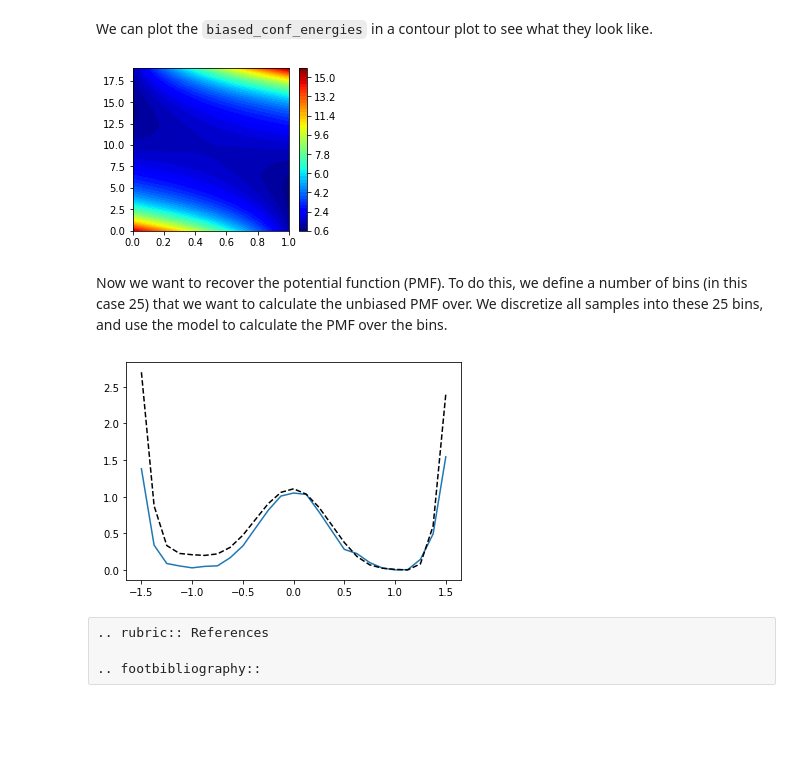
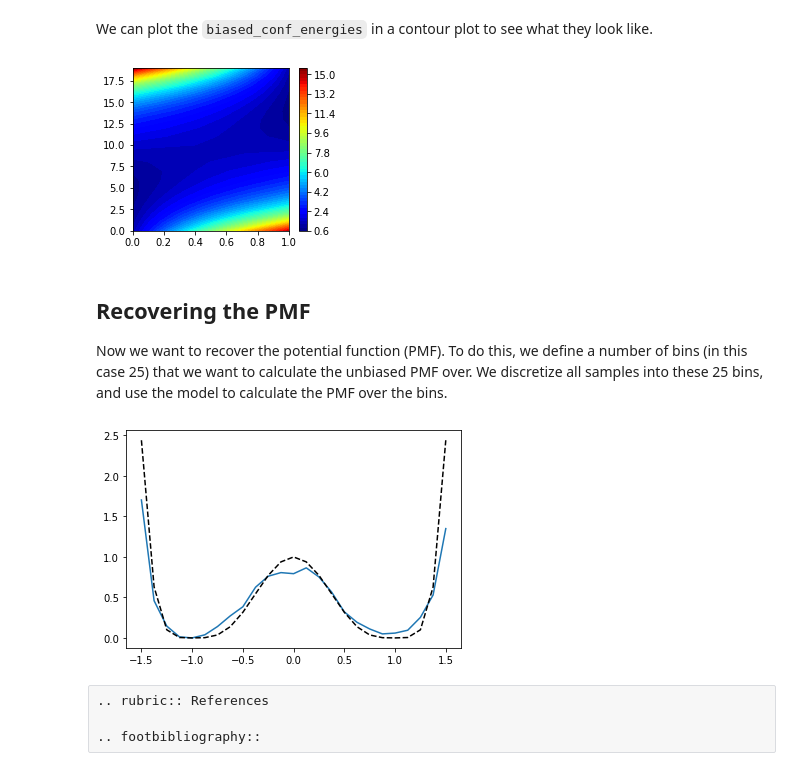
Before and after one commit to deeptime-ml/deeptime-notebooks, a Jupyter notebook: tram.ipynb, the cells around one changed output. Drawn from its saved outputs; the diff is of its cells as text; code cells hidden in the pictures; blank space fills up the shorter version.

Commit message:
tram notebook update

```diff
--- a/tram.ipynb
+++ b/tram.ipynb
@@ -27,7 +27,7 @@ from deeptime.clustering import KMeans
 Define the potential we will be sampling from. This is a simple double well.
 # %%
 def potential(x):
-    return (x - 1) ** 4 * (x + 1) ** 4 - 0.1*x
+    return (x - 1) ** 4 * (x + 1) ** 4
 
 xs = np.linspace(-1.5, 1.5, num=100) # We will sample 100 discrete bins
 plt.plot(xs, potential(xs));
@@ -117,7 +117,7 @@ dataset.restrict_to_largest_connected_set(connectivity='BAR_variance', progress=
 # %% [markdown]
 Now we have gathered all our input, we can run a TRAM estimate. Because we set maxiter to 100, this might give us a warning that TRAM did not converge (100 iterations is enough for demonstration purposes). The model we obtain contains the data from the connected set.
 # %%
-tram = TRAM(lagtime=10, maxiter=100, progress=progress)
+tram = TRAM(lagtime=50, maxiter=100, progress=tqdm)
 model = tram.fit_fetch((dtrajs, bias_matrices))
 # %% [markdown]
 We can plot the `biased_conf_energies` in a contour plot to see what they look like.
@@ -126,24 +126,26 @@ fig, (ax1) = plt.subplots(1, figsize=(3.5, 3))
 im = ax1.contourf(model._biased_conf_energies, levels=50, cmap='jet')
 plt.colorbar(im);
 # %% [output]
-[figure, old version]
+[figure, new version]
 # %% [markdown]
+## Recovering the PMF
+
 Now we want to recover the potential function (PMF). To do this, we define a number of bins (in this case 25) that we want to calculate the unbiased PMF over. We discretize all samples into these 25 bins, and use the model to calculate the PMF over the bins.
 # %%
 n_bins = 25
 bins = np.linspace(-1.5, 1.5, n_bins)
 
 # the bin number for each sample. Samples are binned into 25 bins
-bin_numbers = np.reshape(np.floor(trajectories/(100/n_bins)),-1).astype(np.int32)
+bin_numbers = np.floor(trajectories/(100/n_bins)).astype(np.int32)
 
 # pass samples to the model with their corresponding bin numbers
 pmf = model.compute_PMF(dtrajs, bias_matrices, bin_numbers)
 plt.plot(bins, pmf)
 
 # compare with the original distribution, shifted so that the minimum lies at zero.
 plt.plot(bins, potential(bins) - potential(bins).min(), 'k--');
 # %% [output]
-[figure, old version]
+[figure, new version]
 # %% [raw]
 .. rubric:: References
 
```
Also changed, not shown: parts of 7 cells of this notebook.
